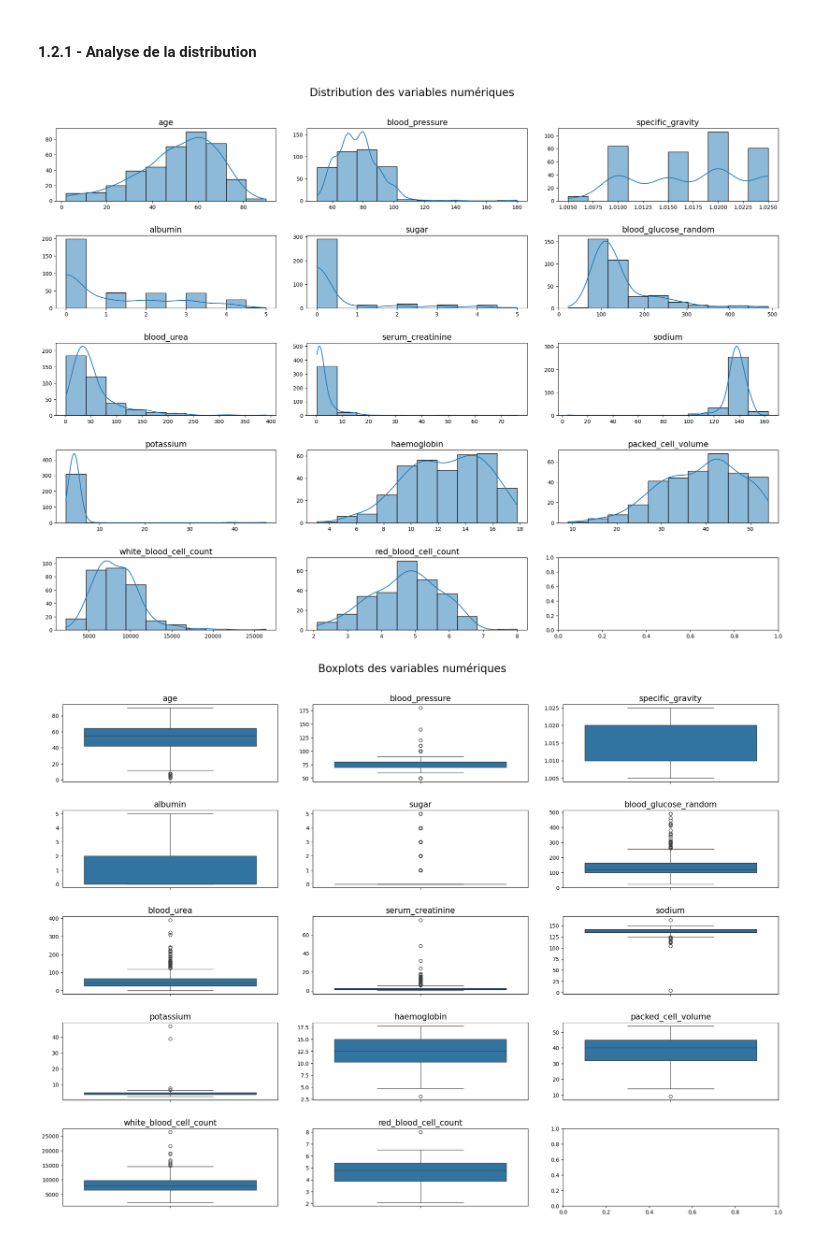
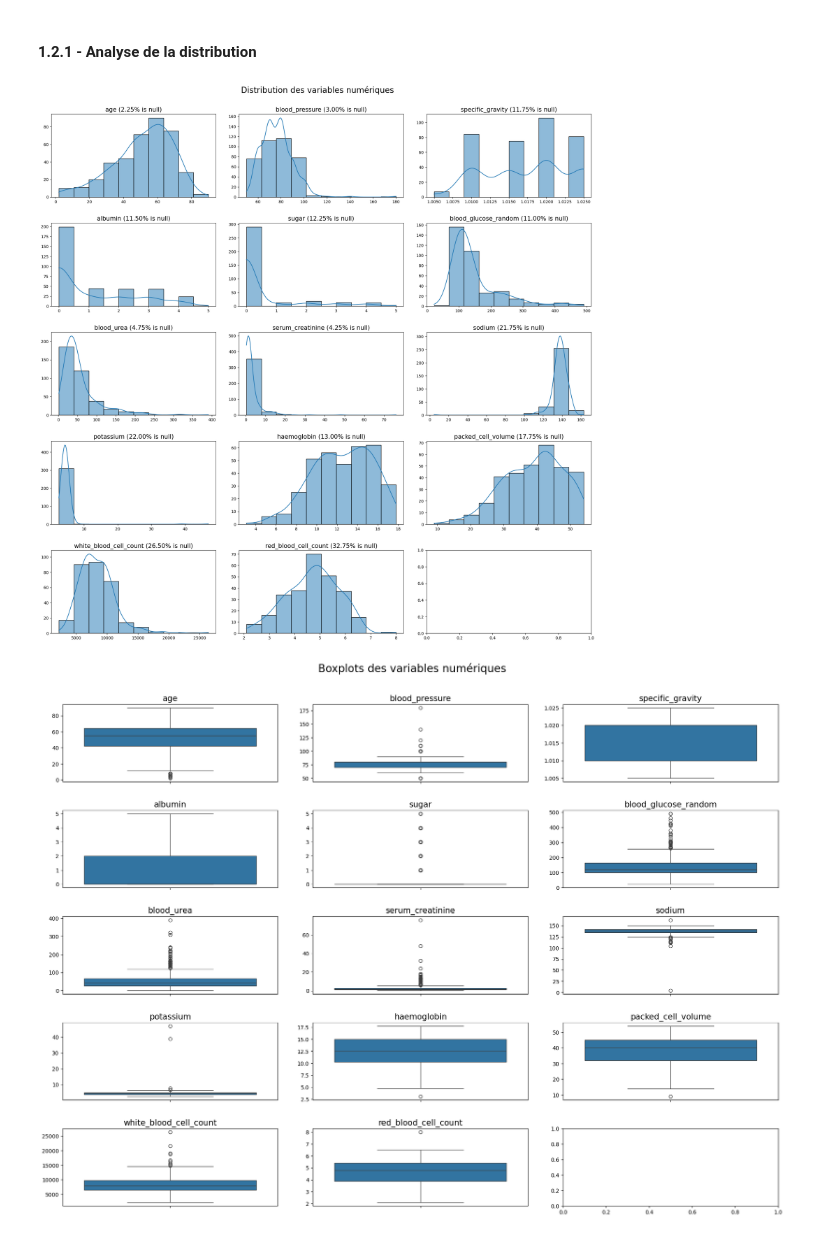
Before and after one commit to Dim2960/semiology_AI, a Jupyter notebook: mrc_folder/dataset.ipynb, the cells around one changed output. Saved outputs shown, nothing was run; the diff lists cells and outputs as text; code cells hidden in the pictures.

```diff
--- a/mrc_folder/dataset.ipynb
+++ b/mrc_folder/dataset.ipynb
@@ -108,19 +108,21 @@ cat_cols = [col for col in df.columns if df[col].dtype == 'object']
 num_cols = [col for col in df.columns if df[col].dtype != 'object']
 num_cols.remove('id')
 # %%
-fig, axes = plt.subplots(5, 3, figsize=(20, 15))
+fig, axes = plt.subplots(5, 3, figsize=(20, 20))
 fig.suptitle('Distribution des variables numériques', fontsize=20)
 
 
 for i, col in enumerate(num_cols):
     sns.histplot(df[col],bins='sturges',kde=True, ax=axes[i//3, i%3])
-    axes[i//3, i%3].set_title(f'{col}', fontsize=15)
+    null_percentage = "%.2f" %(df[col].isnull().sum() / len(df[col]) * 100)
+    label = f'{col} ({null_percentage}% is null)'
+    axes[i//3, i%3].set_title(label, fontsize=15)
     axes[i//3, i%3].set_xlabel('')
     axes[i//3, i%3].set_ylabel('')
 plt.tight_layout(pad=3.0)
 plt.show()
 # %% [output]
-[figure, old version]
+[figure, new version]
 # %%
 # Boxplots to check the distribution of the data
 fig, axes = plt.subplots(5, 3, figsize=(20, 15))
```
Also changed, not shown: parts of 3 cells of this notebook.
